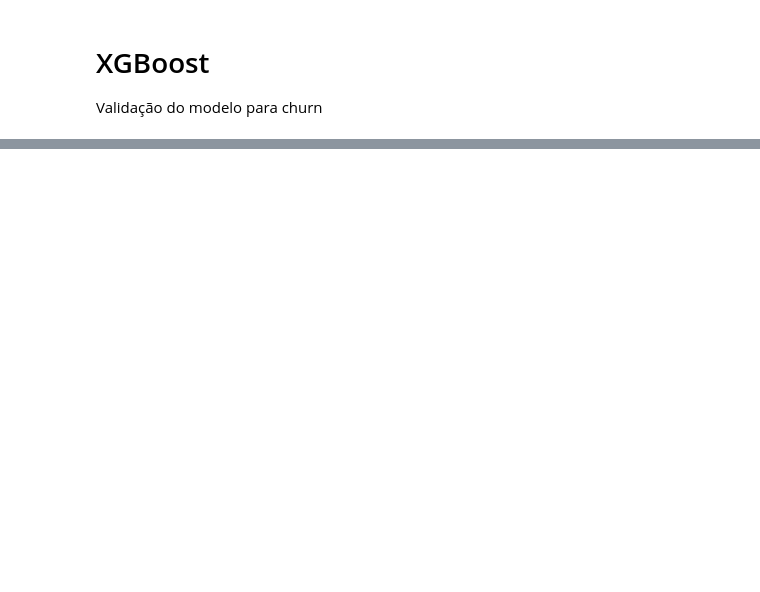
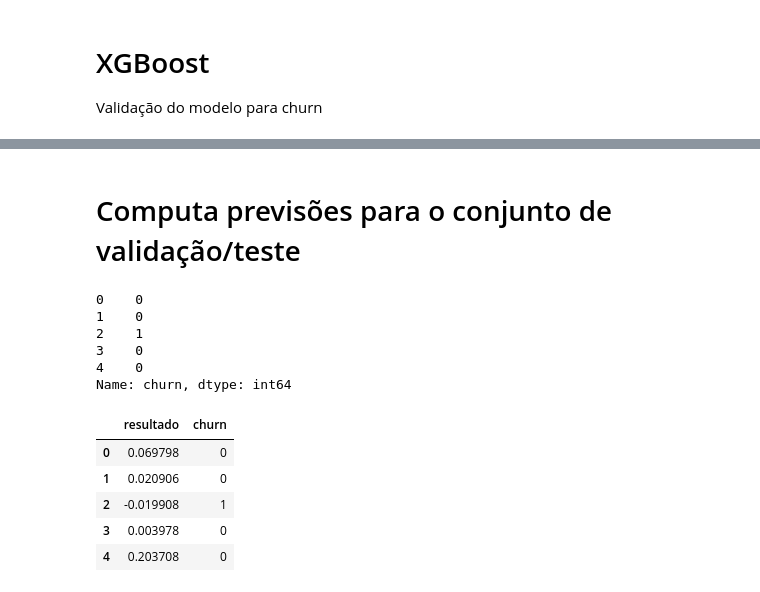
Before and after one commit to RobStelling/KDD2009, a Jupyter notebook: python/Abordagem_Simplista.ipynb, the cells around one changed output, grey strips where cells are left out. Cells and saved outputs as stored; diff of their text form; code cells hidden in the pictures; blank space fills up the shorter version.

Commit message:
grade XGBoost

```diff
--- a/python/Abordagem_Simplista.ipynb
+++ b/python/Abordagem_Simplista.ipynb
@@ -260,3 +280,8 @@ dtype: int64
 # XGBoost
 
 Validação do modelo para churn
+# %%
+resultado = 'churn'
+rodadas = 100
+xgbDados = xgb.DMatrix(dadosTreino[variaveis], dadosTreino[[resultado]])
+xgbTeste = xgb.DMatrix(dadosValidacao[variaveis])
@@ -262,0 +308,20 @@ Validação do modelo para churn
+# %%
+# Treina o modelo
+rodadas=50
+# Parâmetros do XGBoost
+param = {'booster': 'gbtree',
+         'objective': 'binary:logistic',
+         'eta': 0.05,
+         'gamma': 0,
+         'max_depth':6,
+         'min_child_weight': 1,
+         'subsample': 1,
+         'colsample_bytree': 1}
+modelo = xgb.train({#'objective': 'binary:logistic',
+                    'max_depth':6,
+                    'min_child_weight': 1,
+                    'subsample': 1,
+                    'colsample_bytree': 1,
+                    'num_boost_round':100}, xgbDados, rodadas)
+#bst1 = dxgb.train(client, params, X, y)
+#bst2 = dxgb.train(client, params, X, y, num_boost_round=100)
@@ -262,0 +346,25 @@ Validação do modelo para churn
+# %% [markdown]
+# Computa previsões para o conjunto de validação/teste
+# %%
+resultadoValidacao = modelo.predict(xgbTeste)
+
+validacaoT = dadosValidacao[resultado].apply(int).reset_index(drop=True)
+print(validacaoT.head())
+
+# Cria dataframe com rótulo e previsão
+df_rV = pd.DataFrame(resultadoValidacao, columns=["resultado"])
+df_rV[resultado] = validacaoT
+df_rV.head()
+# %% [output]
+0    0
+1    0
+2    1
+3    0
+4    0
+Name: churn, dtype: int64
+|  | resultado | churn |
+| 0 | 0.069798 | 0 |
+| 1 | 0.020906 | 0 |
+| 2 | -0.019908 | 1 |
+| 3 | 0.003978 | 0 |
+| 4 | 0.203708 | 0 |
```
Also changed, not shown: parts of 21 cells of this notebook.
